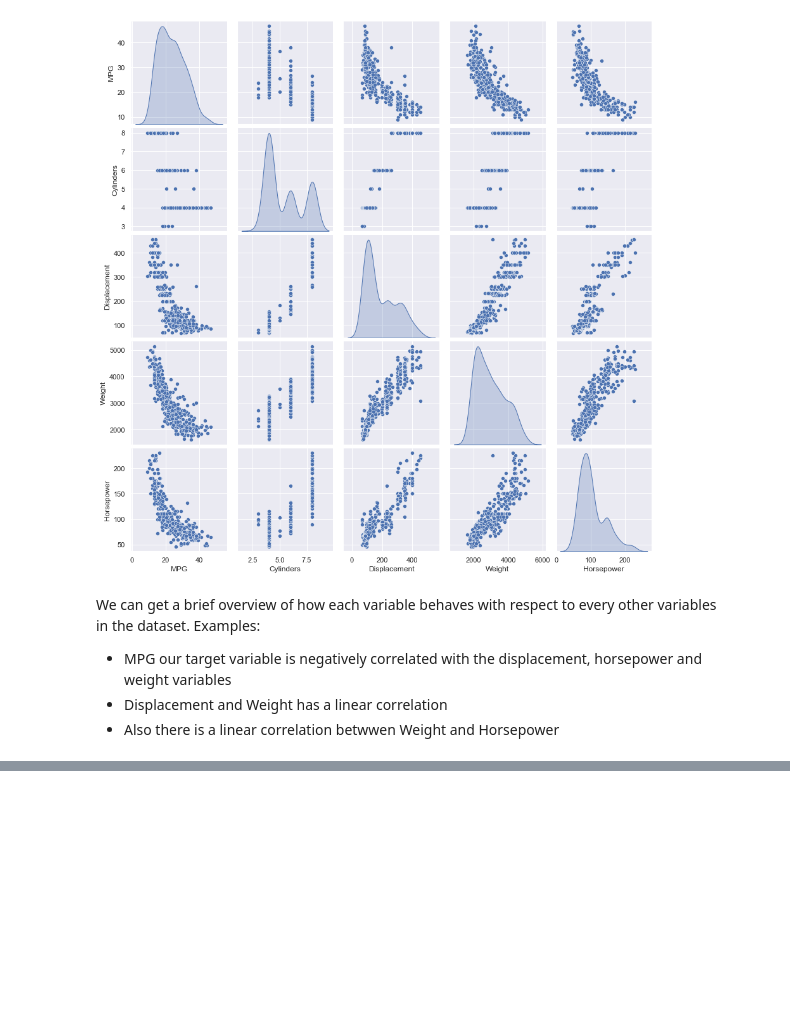
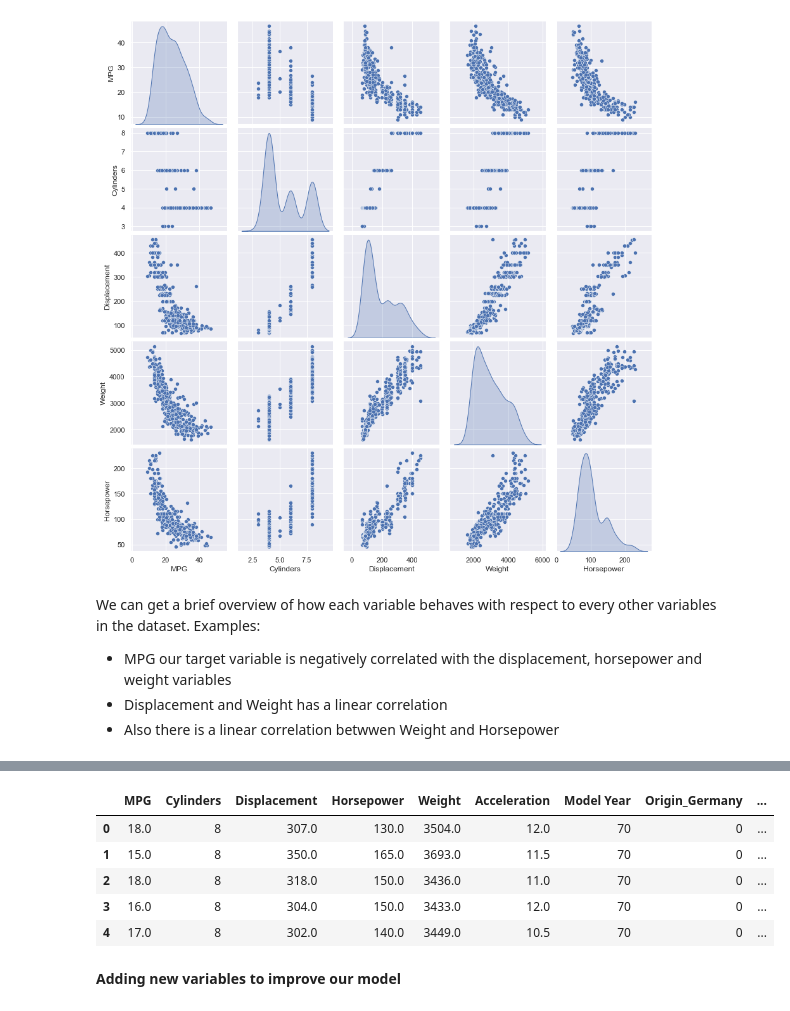
Before and after one commit to AdamHorvath12/Predict_Auto_MPG, a Jupyter notebook: Auto_MPG_Prediction.ipynb, the cells around one changed output, grey strips where cells are left out. Cells and saved outputs as stored; diff of their text form; code cells hidden in the pictures; blank space fills up the shorter version.

```diff
--- a/Auto_MPG_Prediction.ipynb
+++ b/Auto_MPG_Prediction.ipynb
@@ -157,0 +177,12 @@ Examples:
+# %%
+data = pd.get_dummies(data)
+data.head()
+# %% [output]
+|  | MPG | Cylinders | Displacement | Horsepower | Weight | Acceleration | Model Year | Origin_Germany | ... |
+| 0 | 18.0 | 8 | 307.0 | 130.0 | 3504.0 | 12.0 | 70 | 0 | ... |
+| 1 | 15.0 | 8 | 350.0 | 165.0 | 3693.0 | 11.5 | 70 | 0 | ... |
+| 2 | 18.0 | 8 | 318.0 | 150.0 | 3436.0 | 11.0 | 70 | 0 | ... |
+| 3 | 16.0 | 8 | 304.0 | 150.0 | 3433.0 | 12.0 | 70 | 0 | ... |
+| 4 | 17.0 | 8 | 302.0 | 140.0 | 3449.0 | 10.5 | 70 | 0 | ... |
+# %% [markdown]
+**Adding new variables to improve our model**
```
Also changed, not shown: parts of 15 cells of this notebook.
